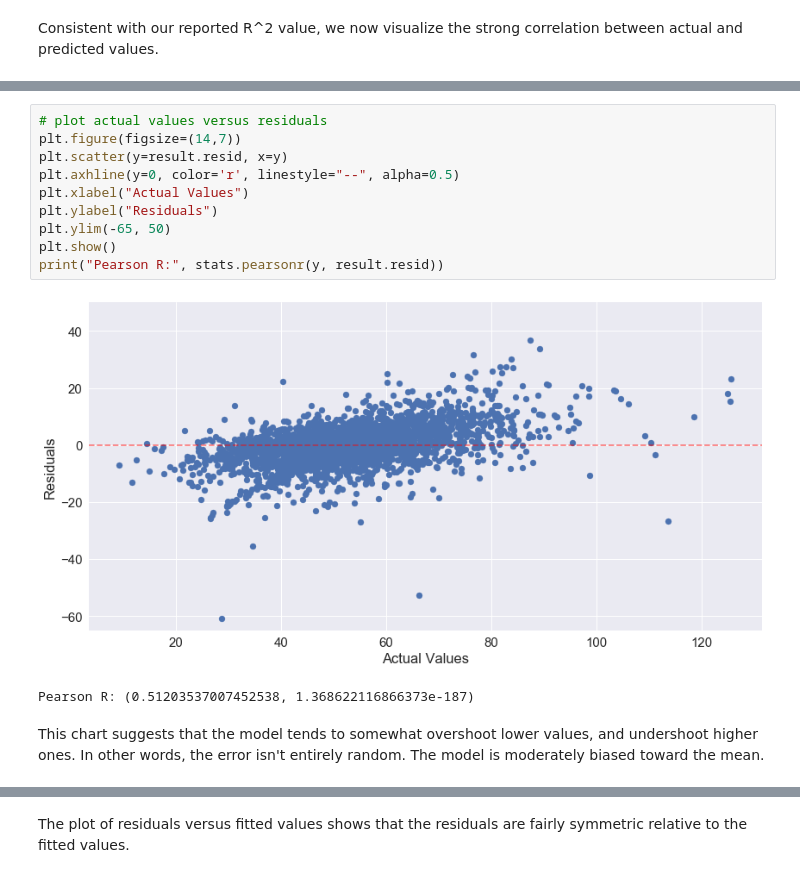
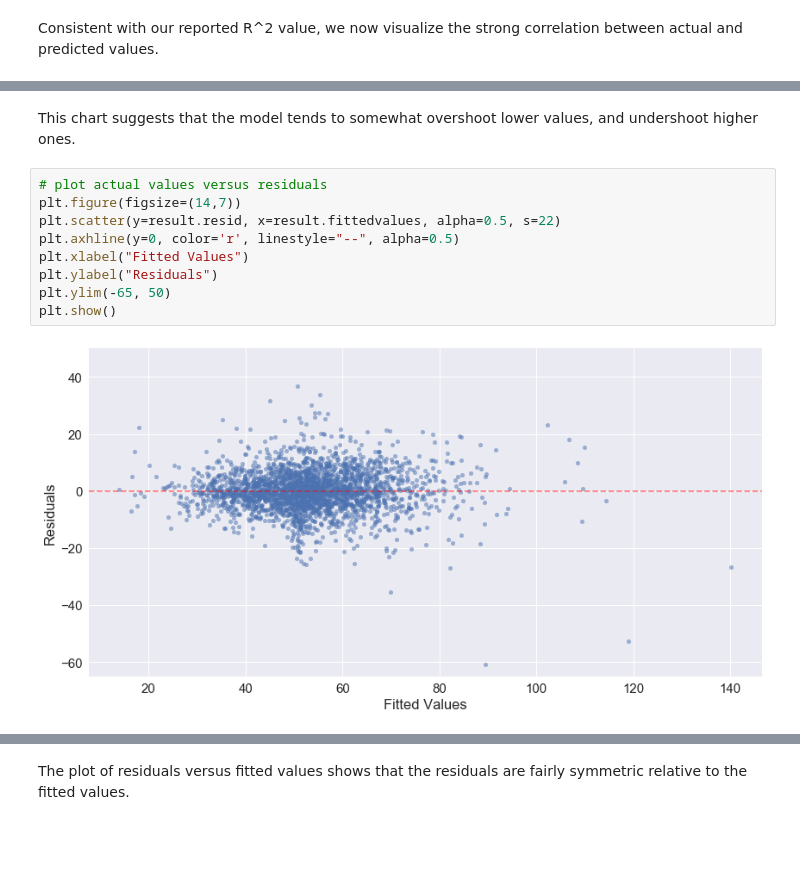
Before and after one commit to nrippner/misc, a Jupyter notebook: OLS_regression_walkthrough.ipynb, the cells around one changed output, grey strips where cells are left out. Saved outputs shown, nothing was run; the diff lists cells and outputs as text; blank space fills up the shorter version.

```diff
--- a/OLS_regression_walkthrough.ipynb
+++ b/OLS_regression_walkthrough.ipynb
@@ -1185,15 +1207,13 @@ Consistent with our reported R^2 value, we now visualize the strong correlation
+# %% [markdown]
+This chart suggests that the model tends to somewhat overshoot lower values, and undershoot higher ones.
 # %%
 # plot actual values versus residuals
 plt.figure(figsize=(14,7))
-plt.scatter(y=result.resid, x=y)
+plt.scatter(y=result.resid, x=result.fittedvalues, alpha=0.5, s=22)
 plt.axhline(y=0, color='r', linestyle="--", alpha=0.5)
-plt.xlabel("Actual Values")
+plt.xlabel("Fitted Values")
 plt.ylabel("Residuals")
 plt.ylim(-65, 50)
 plt.show()
-print("Pearson R:", stats.pearsonr(y, result.resid))
 # %% [output]
-[figure, old version]
+[figure, new version]
-Pearson R: (0.51203537007452538, 1.368622116866373e-187)
-# %% [markdown]
-This chart suggests that the model tends to somewhat overshoot lower values, and undershoot higher ones. In other words, the error isn't entirely random. The model is moderately biased toward the mean.
```
Also changed, not shown: parts of 19 cells of this notebook.
